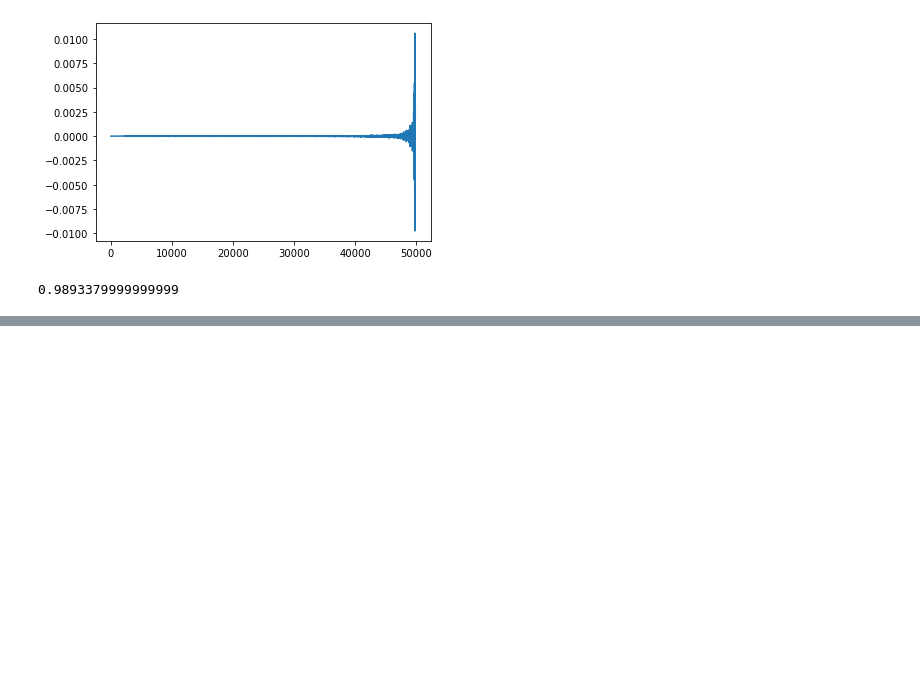
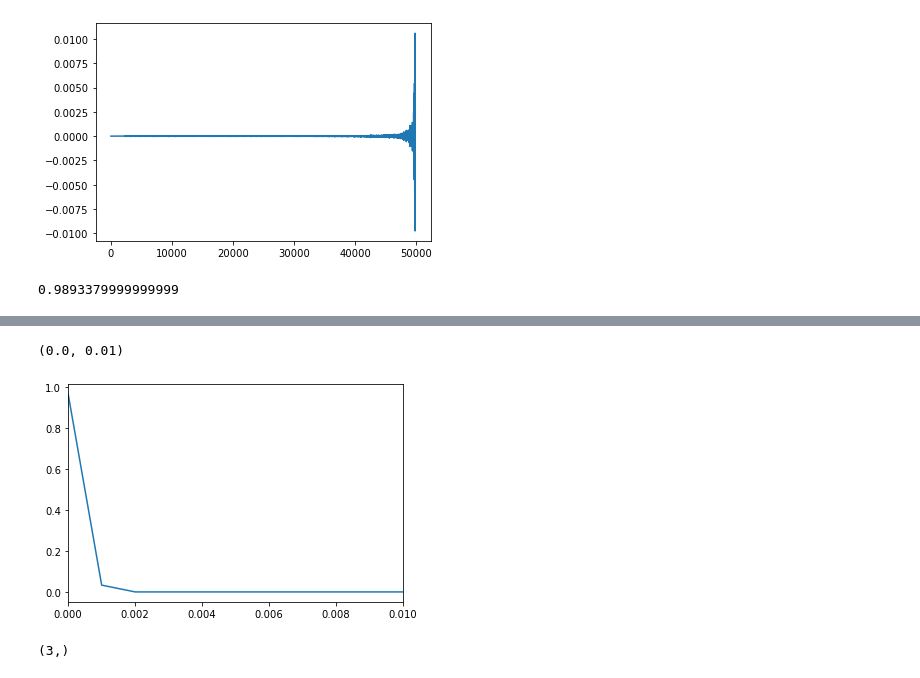
Before and after one commit to calvinmccarter/grabby_aliens, a Jupyter notebook: experiments/nsc.ipynb, the cells around one changed output, grey strips where cells are left out. Cells and saved outputs as stored; diff of their text form; code cells hidden in the pictures; blank space fills up the shorter version.

```diff
--- a/experiments/nsc.ipynb
+++ b/experiments/nsc.ipynb
@@ -42,0 +53,19 @@ s2_res.MaxAngle.max()
+# %%
+tdelta = 0.001
+tintervals = np.arange(0, 1, tdelta)
+tfreqs = np.zeros_like(tintervals)
+for tix in range(tintervals.shape[0]):
+    tmin = tintervals[tix]
+    tmax = tmin + tdelta
+    tfreqs[tix] = ((s2_res.NumberSeen == 0) & ((tmin < s2_res.OriginTime) & (s2_res.OriginTime < tmax))).sum()
+tfreqs = tfreqs / tfreqs.sum()
+# %%
+plt.plot(tintervals, tfreqs / tfreqs.sum())
+plt.gca().set_xlim(0, 0.01)
+# %% [output]
+(0.0, 0.01)
+[figure, added]
+# %%
+np.mean(np.zeros((5,3)), axis=0).shape
+# %% [output]
+(3,)
```
Also changed, not shown: parts of 3 cells of this notebook, 4 other files.
